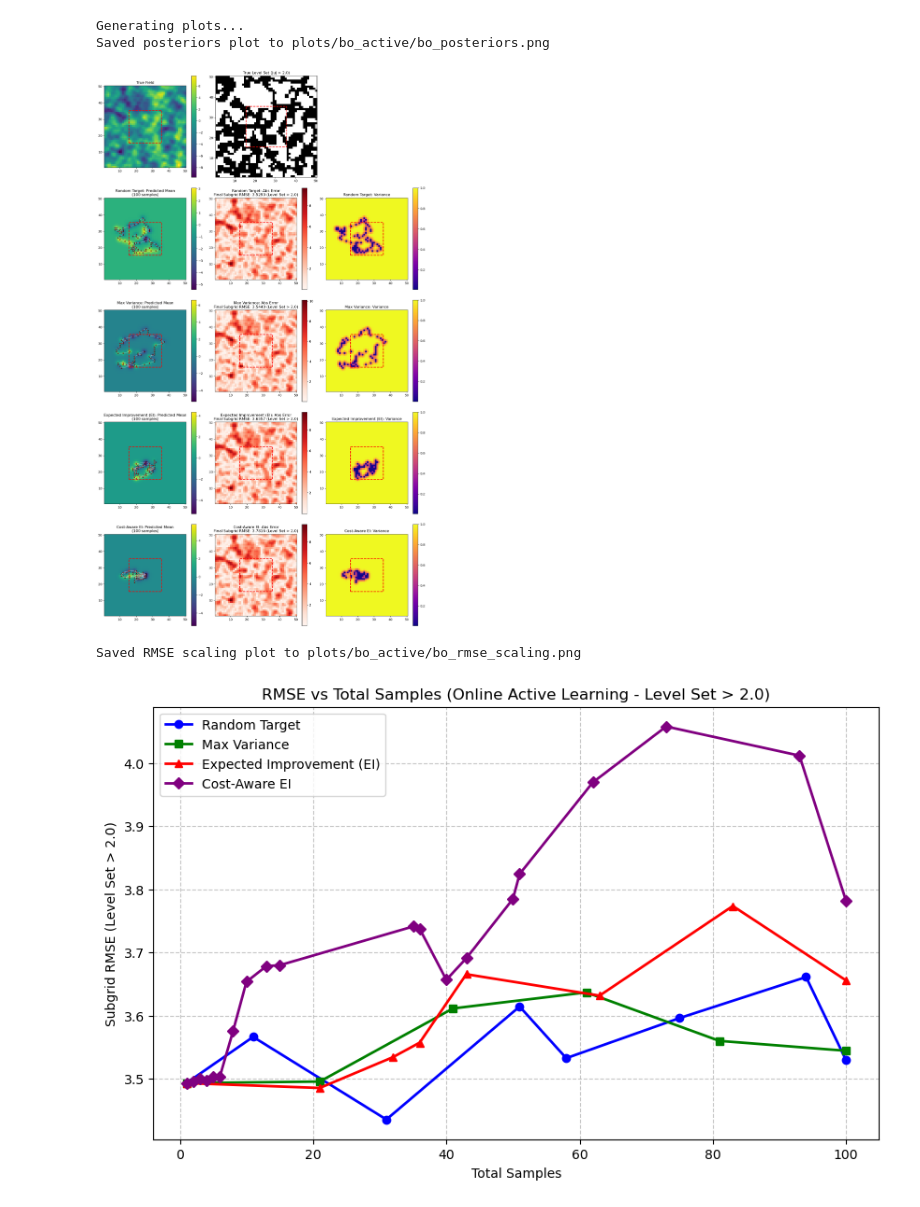
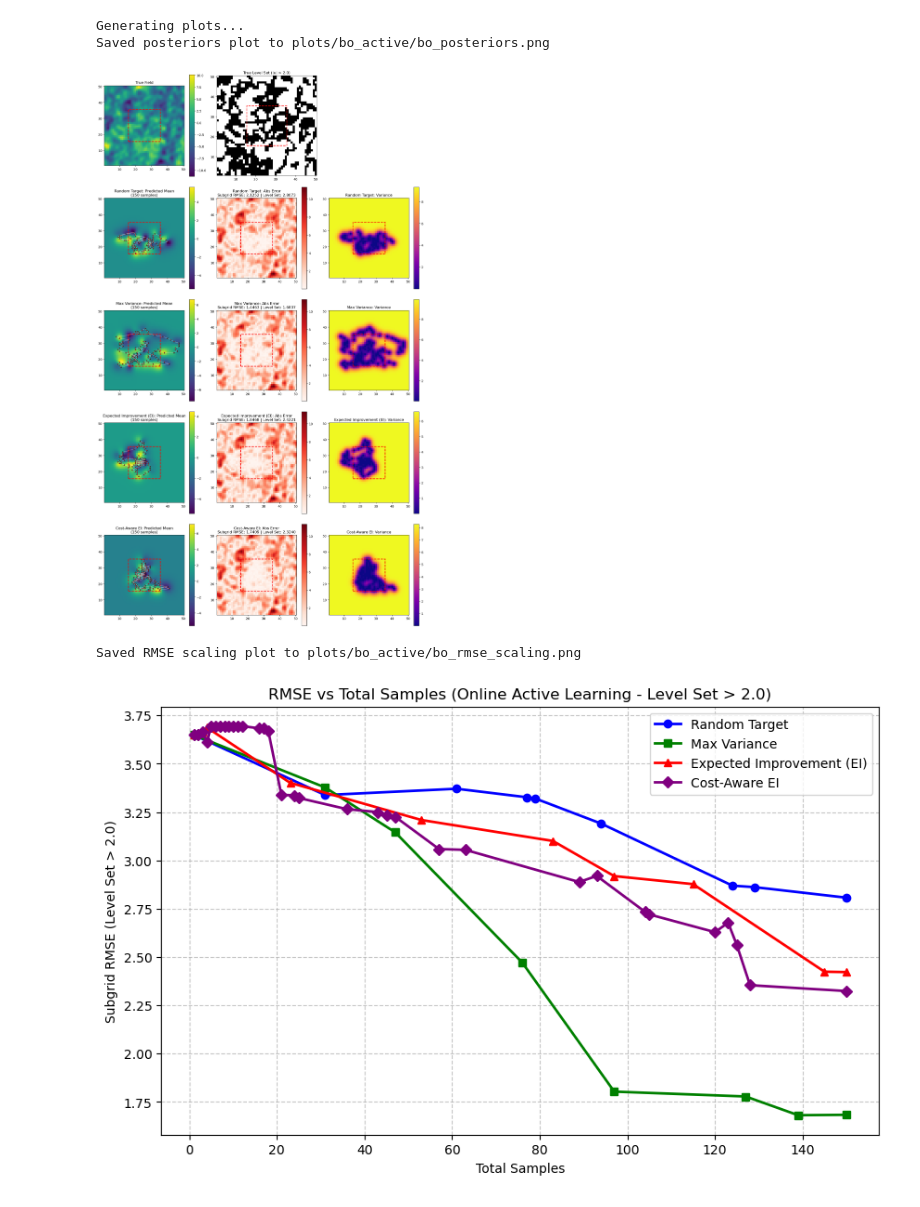
Before and after one commit to VinamrJain/ambient-dynamics, a Jupyter notebook: experiments/field_estimation/scripts/bo_active_sampling.ipynb, the cells around one changed output. Cells and saved outputs as stored; diff of their text form; code cells hidden in the pictures.

Commit message:
fix(bo_active_sampling): rmse issue fixed, bo_active_sampling

```diff
--- a/experiments/field_estimation/scripts/bo_active_sampling.ipynb
+++ b/experiments/field_estimation/scripts/bo_active_sampling.ipynb
@@ -126,0 +103,6 @@ Planning complete!
+# %%
+# Plan AP-SSP
+print(f"Planning AP-SSP for all state-goal pairs ({grid_size}x{grid_size}) ...")
+agent = APSSPAgent(APSSPAgentConfig(max_iters=500, tol=1e-3))
+agent.plan(arena)
+print("Planning complete!")
@@ -360,8 +388,8 @@ def run_trajectory_loops(
 # %%
 # 4. Run Experiments
 # ==================
-max_total_samples = 100
-max_steps_per_loop = 20
+max_total_samples = 150
+max_steps_per_loop = 30
 eval_alpha = 2.0  # Set to a threshold to estimate level sets, or None for whole subgrid
 
 results = {}
@@ -369,14 +397,32 @@ strategies = ["random", "max_variance", "ei", "cost_aware_ei"]
 labels = ["Random Target", "Max Variance", "Expected Improvement (EI)", "Cost-Aware EI"]
 
 os.makedirs("plots/bo_active", exist_ok=True)
-for strat in strategies:
+for idx, strat in enumerate(strategies):
+    strategy_key = jr.fold_in(jr.PRNGKey(seed), idx)
     gif_path = f"plots/bo_active/trajectory_{strat}.gif"
     results[strat] = run_trajectory_loops(
         strat,
+        strategy_key=strategy_key,
         max_total_samples=max_total_samples,
         max_steps_per_loop=max_steps_per_loop,
         alpha=eval_alpha,
-        gif_path=gif_path,
+        gif_path=None,
+        optimize=True
     )
+
+# Print comparison table
+print("\n=== Strategy Comparison ===")
+print(f"{'Strategy':<30} {'Samples':>8} {'Reach':>12} {'RMSE(grid)':>12} {'RMSE(sub)':>12} {'RMSE(lvl)':>12}")
+print("-" * 92)
+for strat, label in zip(strategies, labels):
+    _, _, X_tr, _, rmse_hist, reach_info = results[strat]
+    reached, attempted = reach_info
+    rd = rmse_hist[-1][1]
+    lvl_str = f"{rd.get('rmse_subgrid_levelset', float('nan')):>12.4f}"
+    reach_str = f"{reached:>3}/{attempted:<3}"
+    print(
+        f"{label:<30} {len(X_tr):>8} {reach_str:>12}"
+        f"{rd['rmse_full_grid']:>12.4f}{rd['rmse_subgrid']:>12.4f}{lvl_str}"
+    )
 # %% [output]
 --- Running Strategy: random ---
@@ -470,7 +513,7 @@ axes[0, 2].axis("off")
 
 for i, strat in enumerate(strategies):
     r = i + 1
-    mu, var, X_tr, y_tr, rmse_hist = results[strat]
+    mu, var, X_tr, y_tr, rmse_hist, reach_info = results[strat]
 
     # Col 0: Mean + Samples
     im_m = axes[r, 0].imshow(
@@ -502,9 +545,10 @@ for i, strat in enumerate(strategies):
         cmap="Reds",
         extent=[0.5, grid_size + 0.5, 0.5, grid_size + 0.5],
     )
-    title_rmse = f"Final Subgrid RMSE: {rmse_hist[-1][1]:.4f}"
-    if eval_alpha is not None:
-        title_rmse += f" (Level Set > {eval_alpha})"
+    final_rd = rmse_hist[-1][1]
+    title_rmse = f"Subgrid RMSE: {final_rd['rmse_subgrid']:.4f}"
+    if eval_alpha is not None and "rmse_subgrid_levelset" in final_rd:
+        title_rmse += f" | Level Set: {final_rd['rmse_subgrid_levelset']:.4f}"
     axes[r, 1].set_title(f"{labels[i]}: Abs Error\n{title_rmse}")
     rect_e = patches.Rectangle(
         (margin + 0.5, margin + 0.5),
@@ -552,35 +596,36 @@ markers = ["o", "s", "^", "D"]
 for i, strat in enumerate(strategies):
     rmse_hist = results[strat][4]
     loops_x = [x[0] for x in rmse_hist]
-    loops_y = [x[1] for x in rmse_hist]
+    rmse_key = "rmse_subgrid_levelset" if eval_alpha is not None else "rmse_subgrid"
+    loops_y = [x[1][rmse_key] for x in rmse_hist]
     plt.plot(
         loops_x,
         loops_y,
         marker=markers[i],
         color=colors[i],
         label=labels[i],
         linewidth=2,
     )
 
 plt.xlabel("Total Samples")
 if eval_alpha is not None:
     plt.ylabel(f"Subgrid RMSE (Level Set > {eval_alpha})")
     plt.title(
         f"RMSE vs Total Samples (Online Active Learning - Level Set > {eval_alpha})"
     )
 else:
     plt.ylabel("Subgrid RMSE")
     plt.title("RMSE vs Total Samples (Online Active Learning)")
 
 plt.legend()
 plt.grid(True, linestyle="--", alpha=0.7)
 rmse_path = "plots/bo_active/bo_rmse_scaling.png"
 plt.savefig(rmse_path)
 print(f"Saved RMSE scaling plot to {rmse_path}")
 plt.show()
 # %% [output]
 Generating plots...
 Saved posteriors plot to plots/bo_active/bo_posteriors.png
-[figure, old version]
+[figure, new version]
 Saved RMSE scaling plot to plots/bo_active/bo_rmse_scaling.png
-[figure, old version]
+[figure, new version]
```
Also changed, not shown: parts of 9 cells of this notebook, 1 other file.
